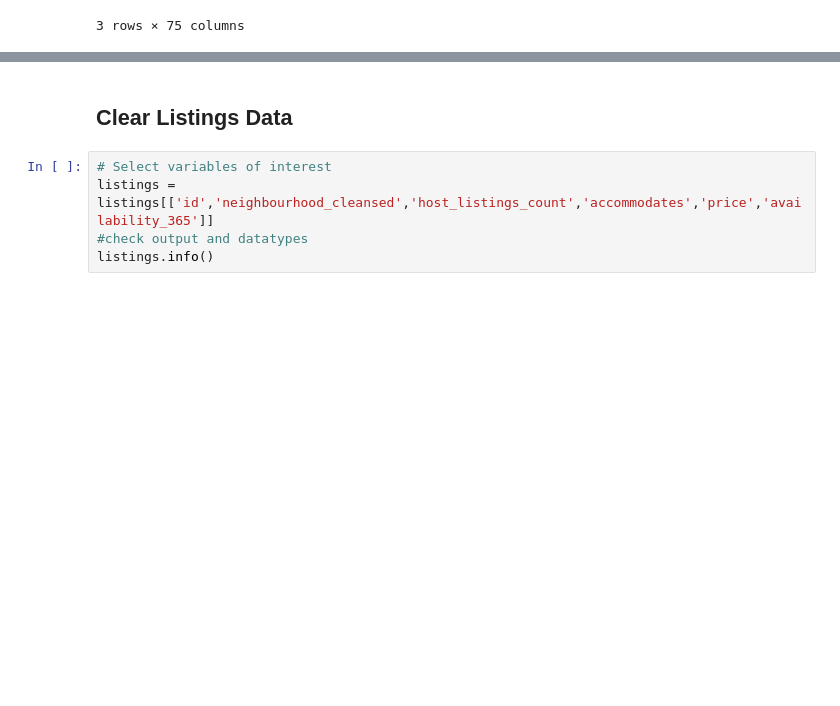
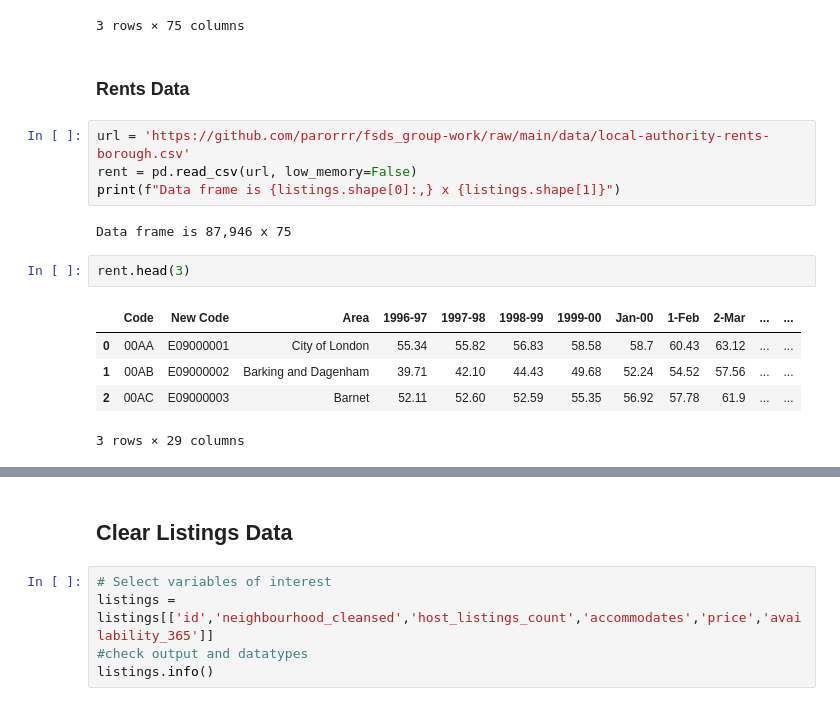
Before and after one commit to parorrr/fsds_group-work, a Jupyter notebook: data_clear(20231213).ipynb, the cells around one changed output, grey strips where cells are left out. Saved outputs shown, nothing was run; the diff lists cells and outputs as text; blank space fills up the shorter version.

```diff
--- a/data_clear(20231213).ipynb
+++ b/data_clear(20231213).ipynb
@@ -127,3 +123,19 @@ listings.head(3)
 | 1 | 93015 | https://www.airbnb.com/rooms/93015 | 20230906022807 | 2023-09-06 | city scrape | Rental unit in Hammersmith · ★4.8... | Gorgeous 2 bed ground floor apart... | A bit of history about the W14 ar... | ... |
 | 2 | 13913 | https://www.airbnb.com/rooms/13913 | 20230906022807 | 2023-09-06 | city scrape | Rental unit in Islington · ★4.80 ... | My bright double bedroom with a l... | Finsbury Park is a friendly melti... | ... |
 3 rows × 75 columns
+# %% [markdown]
+### Rents Data
+# %%
+url = 'https://github.com/parorrr/fsds_group-work/raw/main/data/local-authority-rents-borough.csv'
+rent = pd.read_csv(url, low_memory=False)
+print(f"Data frame is {listings.shape[0]:,} x {listings.shape[1]}")
+# %% [output]
+Data frame is 87,946 x 75
+# %%
+rent.head(3)
+# %% [output]
+|  | Code | New Code | Area | 1996-97 | 1997-98 | 1998-99 | 1999-00 | Jan-00 | 1-Feb | 2-Mar | ... | ... |
+| 0 | 00AA | E09000001 | City of London | 55.34 | 55.82 | 56.83 | 58.58 | 58.7 | 60.43 | 63.12 | ... | ... |
+| 1 | 00AB | E09000002 | Barking and Dagenham | 39.71 | 42.10 | 44.43 | 49.68 | 52.24 | 54.52 | 57.56 | ... | ... |
+| 2 | 00AC | E09000003 | Barnet | 52.11 | 52.60 | 52.59 | 55.35 | 56.92 | 57.78 | 61.9 | ... | ... |
+3 rows × 29 columns
```
Also changed, not shown: parts of 5 cells of this notebook.
